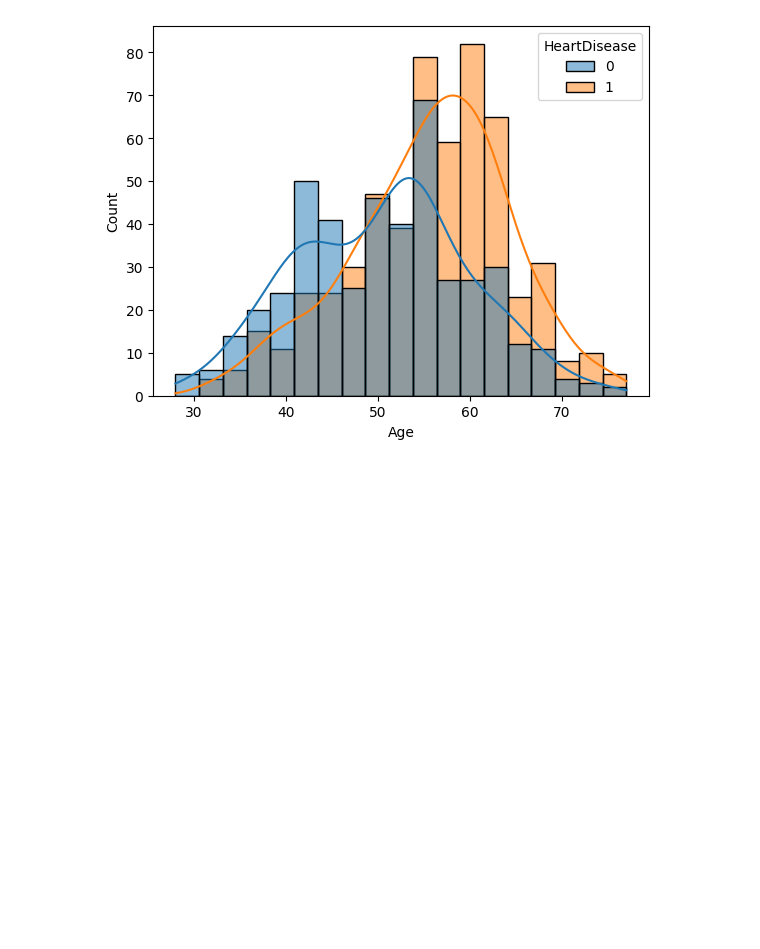
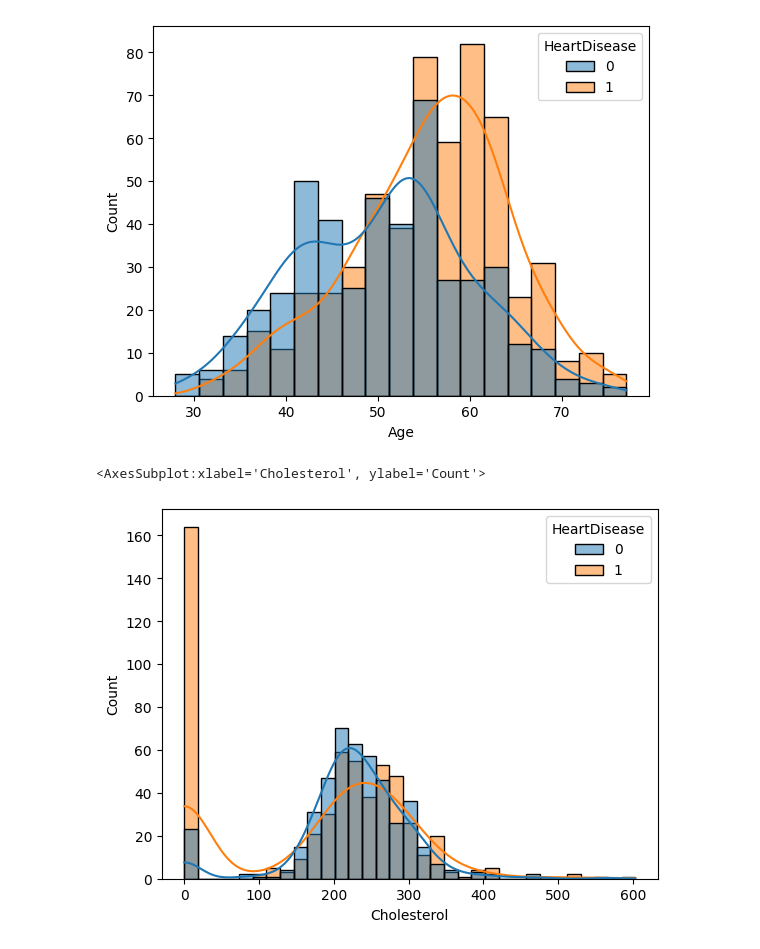
Before and after one commit to HG13BB/asl_heart_failure_mc, a Jupyter notebook: notebooks/heart_failure_nn_Henry.ipynb, the cells around one changed output. Saved outputs shown, nothing was run; the diff lists cells and outputs as text; code cells hidden in the pictures; blank space fills up the shorter version.

```diff
--- a/notebooks/heart_failure_nn_Henry.ipynb
+++ b/notebooks/heart_failure_nn_Henry.ipynb
@@ -100,3 +174,8 @@ sns.histplot(data=df,x='Age',hue='HeartDisease',kde=True)
 # %% [output]
 <AxesSubplot:xlabel='Age', ylabel='Count'>
 [figure]
+# %%
+sns.histplot(data=df,x='Cholesterol',hue='HeartDisease',kde=True)
+# %% [output]
+<AxesSubplot:xlabel='Cholesterol', ylabel='Count'>
+[figure, added]
```
Also changed, not shown: parts of 33 cells of this notebook.
